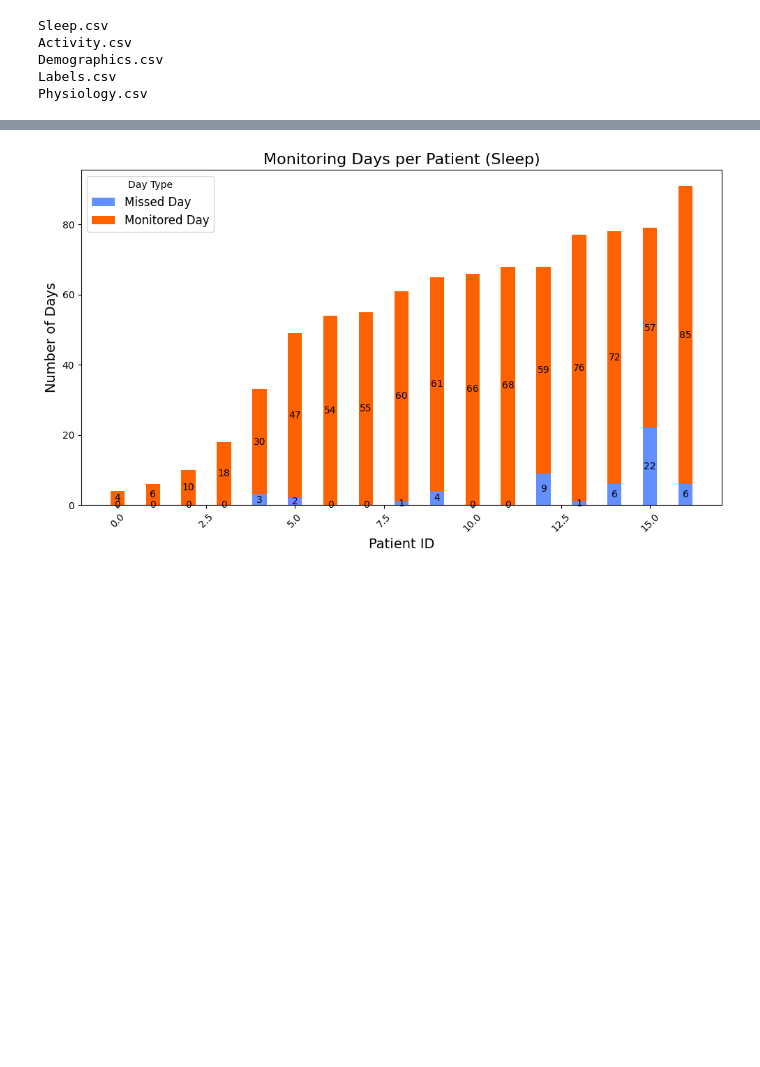
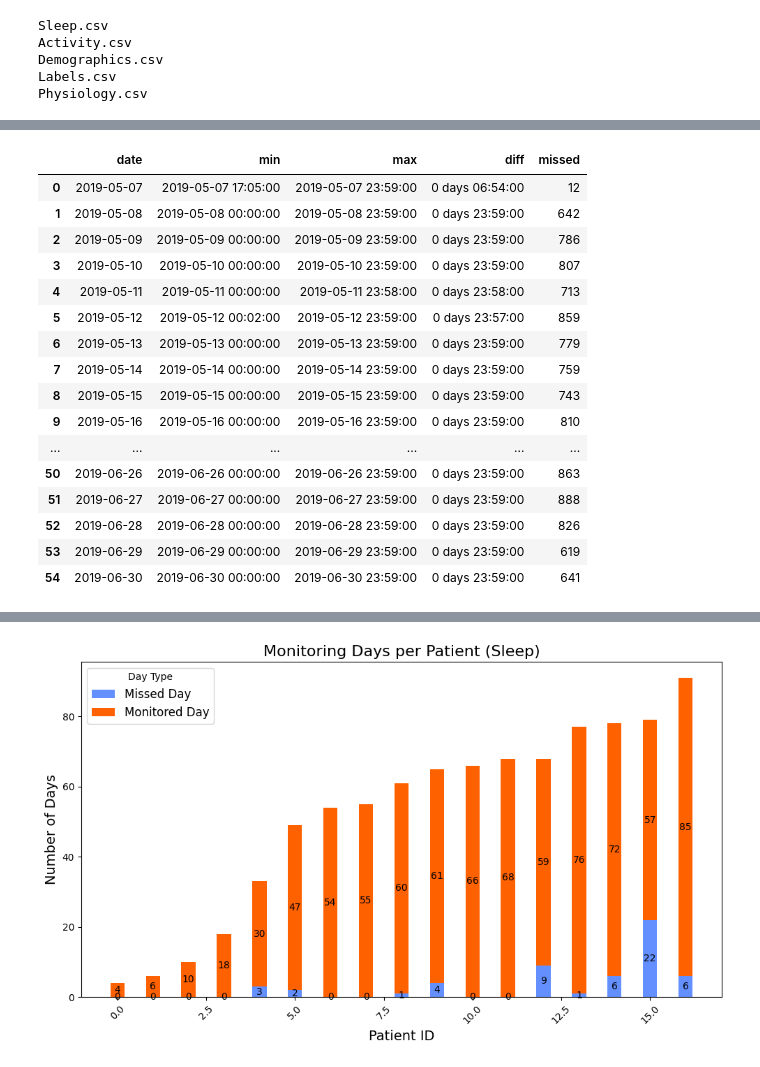
Before and after one commit to gkianfar/S4, a Jupyter notebook: TIHM_data_visualisation.ipynb, the cells around one changed output, grey strips where cells are left out. Cells and saved outputs as stored; diff of their text form; code cells hidden in the pictures; blank space fills up the shorter version.

Commit message:
analyzing missing data for sleep data

```diff
--- a/TIHM_data_visualisation.ipynb
+++ b/TIHM_data_visualisation.ipynb
@@ -334,7 +331,7 @@ def vis_personal_aligned_multiview_day_plot(phys_df,pgrps,pid,save_path,sleep_df
     save_personal_fig(pid=pid,fname='personal_multiview_day_plot.'+ftype,save_path=save_path)
 # %%
 ## Please change the path with the path of your dataset
-DPATH = '/content/TIHM/Dataset'
-SAVE_PATH = '/content/TIHM/figs/'
+DPATH = '/content/TIHM-Dataset-Visualization/Data'
+SAVE_PATH = '/content/TIHM-Dataset-Visualization/Figs/'
 if not os.path.exists(SAVE_PATH):
     os.makedirs(SAVE_PATH)
@@ -370,3 +510,7 @@ Physiology.csv
+# %%
+dates_missed = {}
+for pid in patients:
+  dates_missed[pid] = missing[pid].loc[missing[pid]['min'].isna()].index.values
 # %%
 %matplotlib inline
 ## Set colour palette
@@ -430,0 +519,20 @@ def plot_patient_time_summary(result, string=''):
+# %%
+pd.DataFrame(missing[pid])
+# %% [output]
+|  | date | min | max | diff | missed |
+| 0 | 2019-05-07 | 2019-05-07 17:05:00 | 2019-05-07 23:59:00 | 0 days 06:54:00 | 12 |
+| 1 | 2019-05-08 | 2019-05-08 00:00:00 | 2019-05-08 23:59:00 | 0 days 23:59:00 | 642 |
+| 2 | 2019-05-09 | 2019-05-09 00:00:00 | 2019-05-09 23:59:00 | 0 days 23:59:00 | 786 |
+| 3 | 2019-05-10 | 2019-05-10 00:00:00 | 2019-05-10 23:59:00 | 0 days 23:59:00 | 807 |
+| 4 | 2019-05-11 | 2019-05-11 00:00:00 | 2019-05-11 23:58:00 | 0 days 23:58:00 | 713 |
+| 5 | 2019-05-12 | 2019-05-12 00:02:00 | 2019-05-12 23:59:00 | 0 days 23:57:00 | 859 |
+| 6 | 2019-05-13 | 2019-05-13 00:00:00 | 2019-05-13 23:59:00 | 0 days 23:59:00 | 779 |
+| 7 | 2019-05-14 | 2019-05-14 00:00:00 | 2019-05-14 23:59:00 | 0 days 23:59:00 | 759 |
+| 8 | 2019-05-15 | 2019-05-15 00:00:00 | 2019-05-15 23:59:00 | 0 days 23:59:00 | 743 |
+| 9 | 2019-05-16 | 2019-05-16 00:00:00 | 2019-05-16 23:59:00 | 0 days 23:59:00 | 810 |
+| ... | ... | ... | ... | ... | ... |
+| 50 | 2019-06-26 | 2019-06-26 00:00:00 | 2019-06-26 23:59:00 | 0 days 23:59:00 | 863 |
+| 51 | 2019-06-27 | 2019-06-27 00:00:00 | 2019-06-27 23:59:00 | 0 days 23:59:00 | 888 |
+| 52 | 2019-06-28 | 2019-06-28 00:00:00 | 2019-06-28 23:59:00 | 0 days 23:59:00 | 826 |
+| 53 | 2019-06-29 | 2019-06-29 00:00:00 | 2019-06-29 23:59:00 | 0 days 23:59:00 | 619 |
+| 54 | 2019-06-30 | 2019-06-30 00:00:00 | 2019-06-30 23:59:00 | 0 days 23:59:00 | 641 |
```
Also changed, not shown: parts of 12 cells of this notebook.
